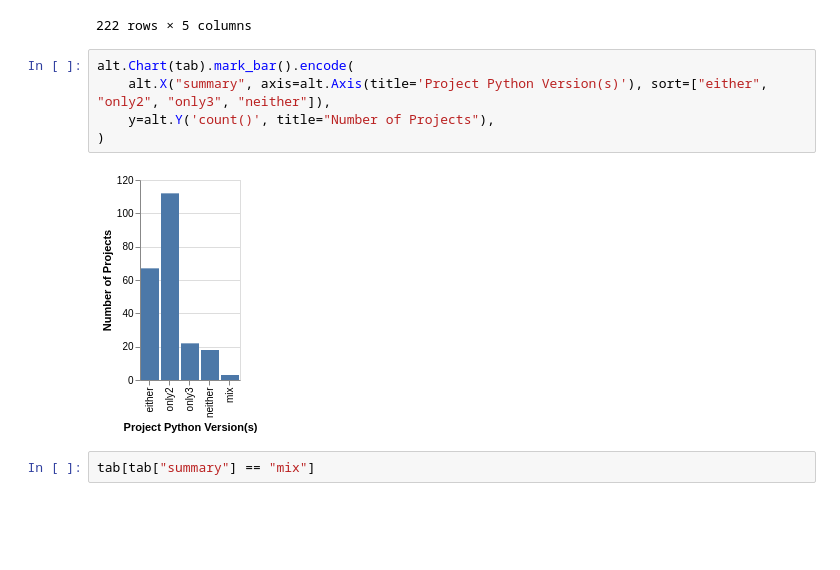
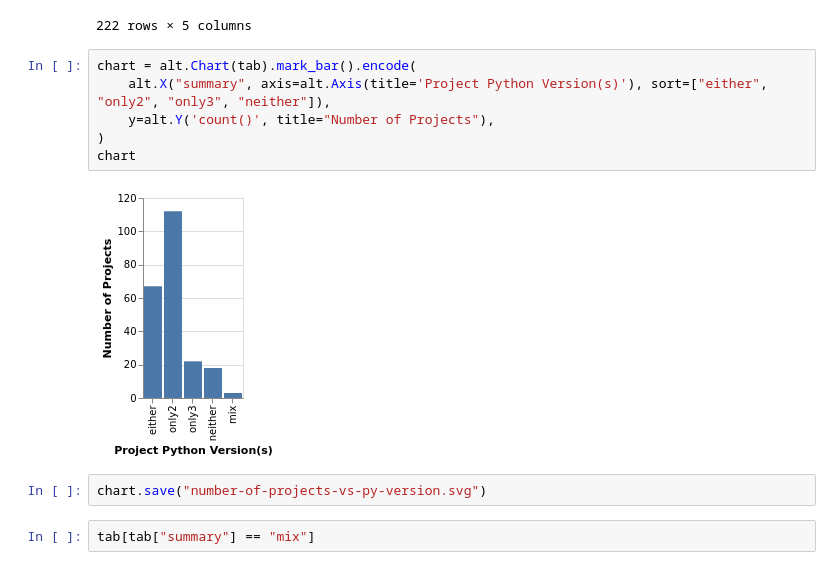
Before and after one commit to a2i2/mining-data-science-repositories, a Jupyter notebook: notebooks/analyse_py_ver.ipynb, the cells around one changed output. Cells and saved outputs as stored; diff of their text form; blank space fills up the shorter version.

```diff
--- a/notebooks/analyse_py_ver.ipynb
+++ b/notebooks/analyse_py_ver.ipynb
@@ -238,12 +243,15 @@ tab
 | 119537109 | 71.0 | 0.0 | 0.0 | 1.0 | only3 |
 222 rows × 5 columns
 # %%
-alt.Chart(tab).mark_bar().encode(
+chart = alt.Chart(tab).mark_bar().encode(
     alt.X("summary", axis=alt.Axis(title='Project Python Version(s)'), sort=["either", "only2", "only3", "neither"]),
     y=alt.Y('count()', title="Number of Projects"),
 )
+chart
 # %% [output]
-[figure, old version]
+[figure, new version]
+# %%
+chart.save("number-of-projects-vs-py-version.svg")
 # %%
 tab[tab["summary"] == "mix"]
 # %% [output]
```
Also changed, not shown: parts of 13 cells of this notebook, 3 other files.
